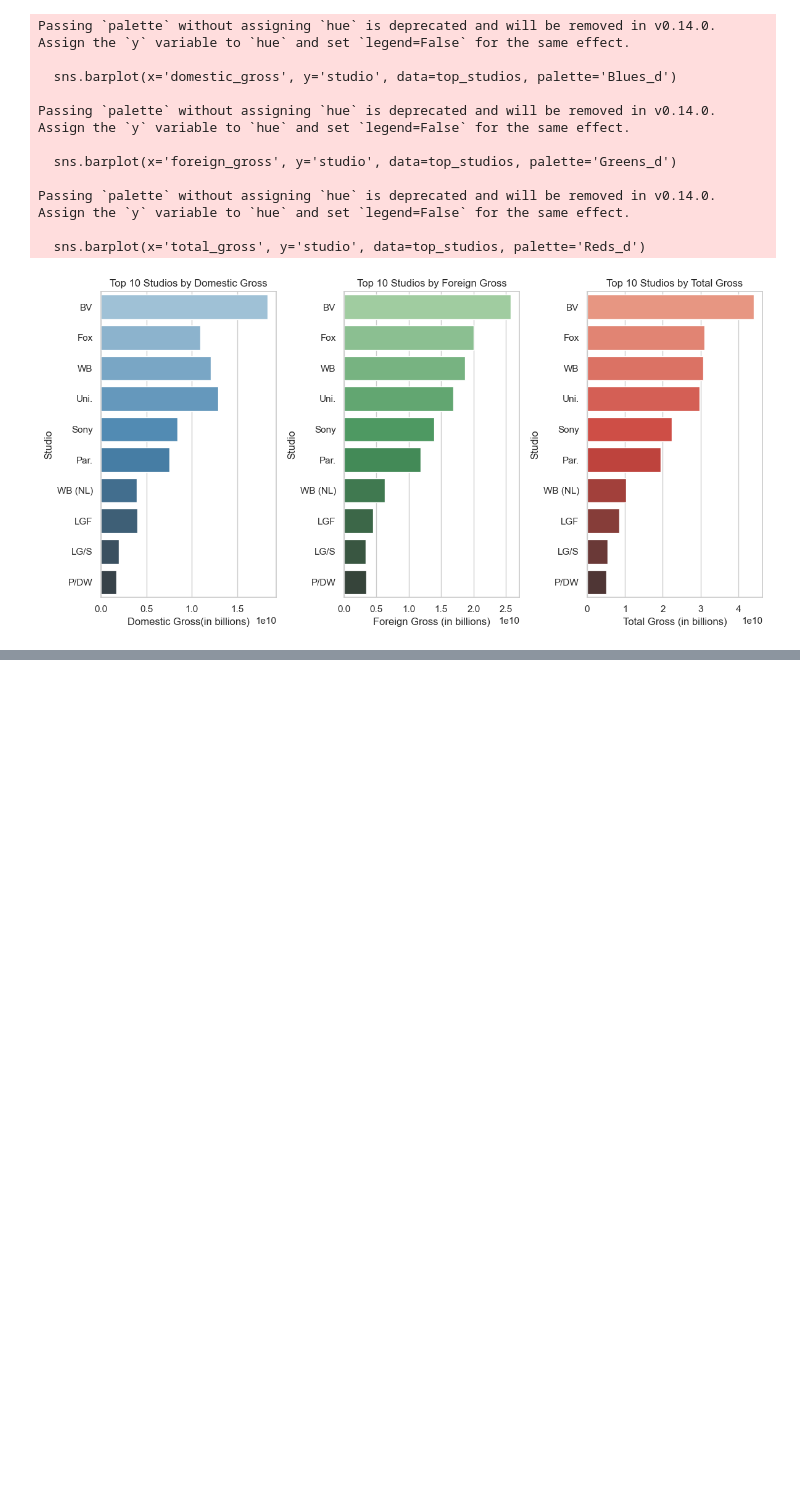
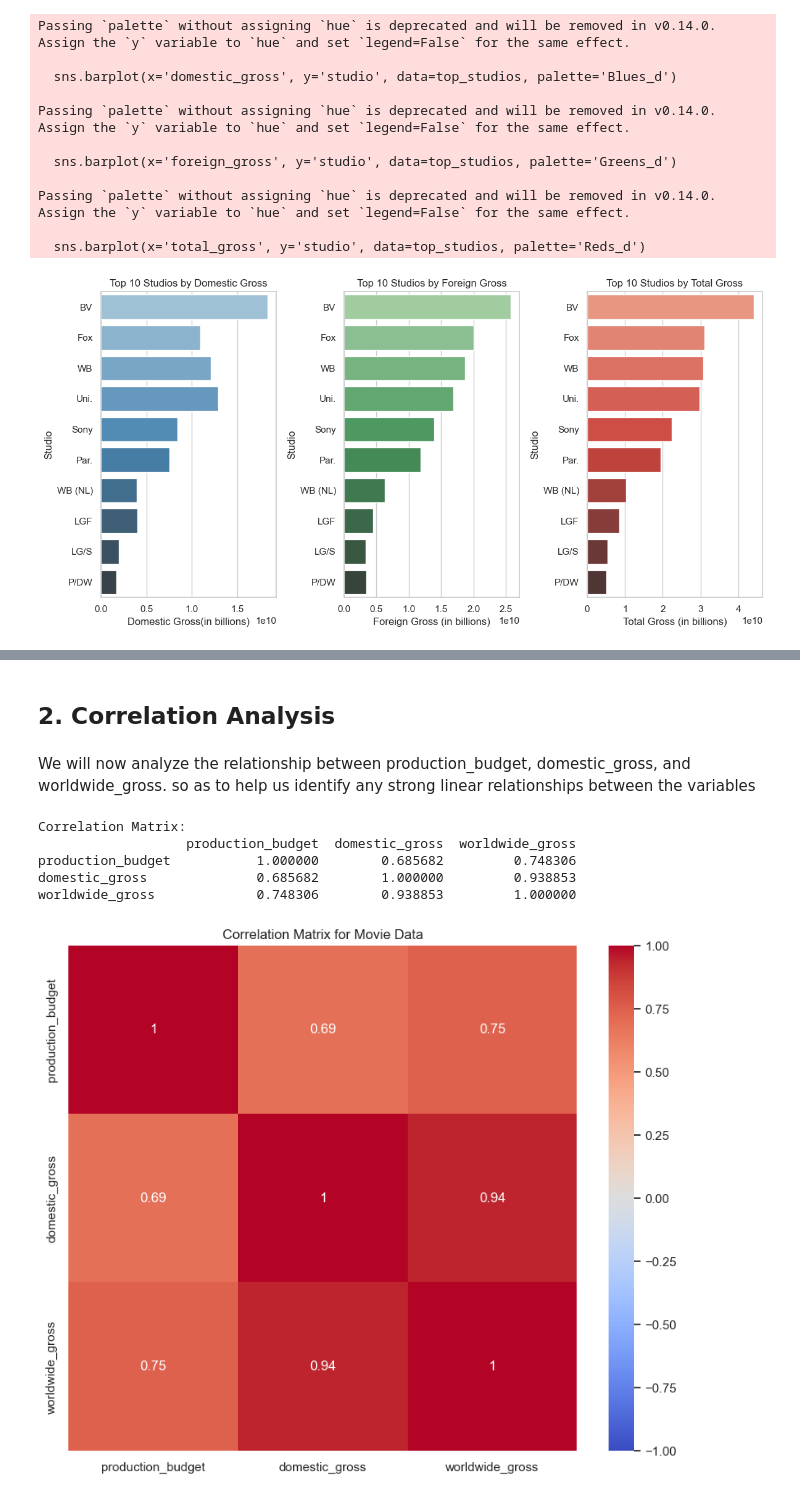
Before and after one commit to mikabenson/PHASE2_PROJECT-inferential-statistics-, a Jupyter notebook: notebooks/Nicholas.ipynb, the cells around one changed output, grey strips where cells are left out. Drawn from its saved outputs; the diff is of its cells as text; code cells hidden in the pictures; blank space fills up the shorter version.

```diff
--- a/notebooks/Nicholas.ipynb
+++ b/notebooks/Nicholas.ipynb
@@ -104,6 +175,8 @@ So we need to remove them.
 # %%
 # We remove the dollar signs and commas from the production budget column and convert to numeric
 movie_budget_df['production_budget'] = movie_budget_df['production_budget'].replace(r'[\$,]', '', regex=True).astype(float)
+movie_budget_df['worldwide_gross'] = movie_budget_df['worldwide_gross'].replace(r'[\$,]', '', regex=True).astype(float)
+movie_budget_df['domestic_gross'] = movie_budget_df['domestic_gross'].replace(r'[\$,]', '', regex=True).astype(float)
 
 # From this we will fill the missing values with the median
 movie_budget_df['production_budget'] = movie_budget_df['production_budget'].fillna(movie_budget_df['production_budget'].median())
@@ -324,0 +424,8 @@ Passing `palette` without assigning `hue` is deprecated and will be removed in v
+# %%
+# We will summarize the statistics for the key financial variables. we will name it summary_stats.
+financial_columns = ['production_budget', 'domestic_gross', 'worldwide_gross']
+
+summary_stats = movie_budget_df[financial_columns].describe()
+
+print("Summary Statistics:")
+print(summary_stats)
@@ -324,0 +443,23 @@ Passing `palette` without assigning `hue` is deprecated and will be removed in v
+# %% [markdown]
+## 2. Correlation Analysis
+# %% [markdown]
+We will now analyze the relationship between production_budget, domestic_gross, and worldwide_gross. so as to help us identify any strong linear relationships between the variables
+# %%
+# Calculate the correlation matrix for the budget and gross.
+correlation_matrix = movie_budget_df[financial_columns].corr()
+
+print("Correlation Matrix:")
+print(correlation_matrix)
+
+# Visualize the correlation matrix using a heatmap.
+plt.figure(figsize=(10, 8))
+sns.heatmap(correlation_matrix, annot=True, cmap="coolwarm", vmin=-1, vmax=1)
+plt.title("Correlation Matrix for Movie Data")
+plt.show()
+# %% [output]
+Correlation Matrix:
+                   production_budget  domestic_gross  worldwide_gross
+production_budget           1.000000        0.685682         0.748306
+domestic_gross              0.685682        1.000000         0.938853
+worldwide_gross             0.748306        0.938853         1.000000
+[figure, added]
```
Also changed, not shown: parts of 18 cells of this notebook, 2 other files.
